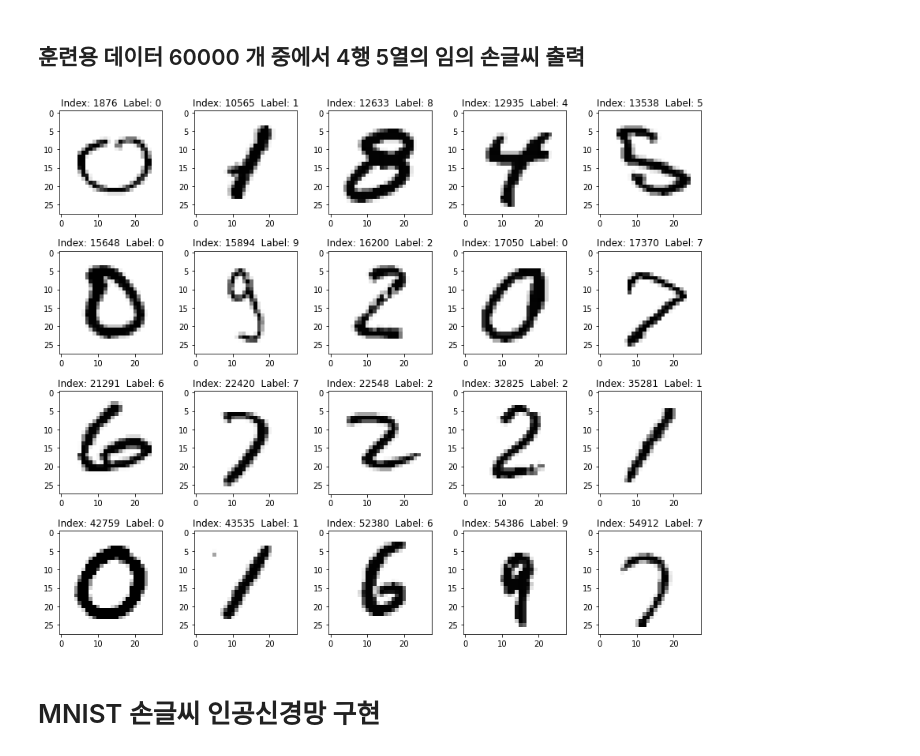
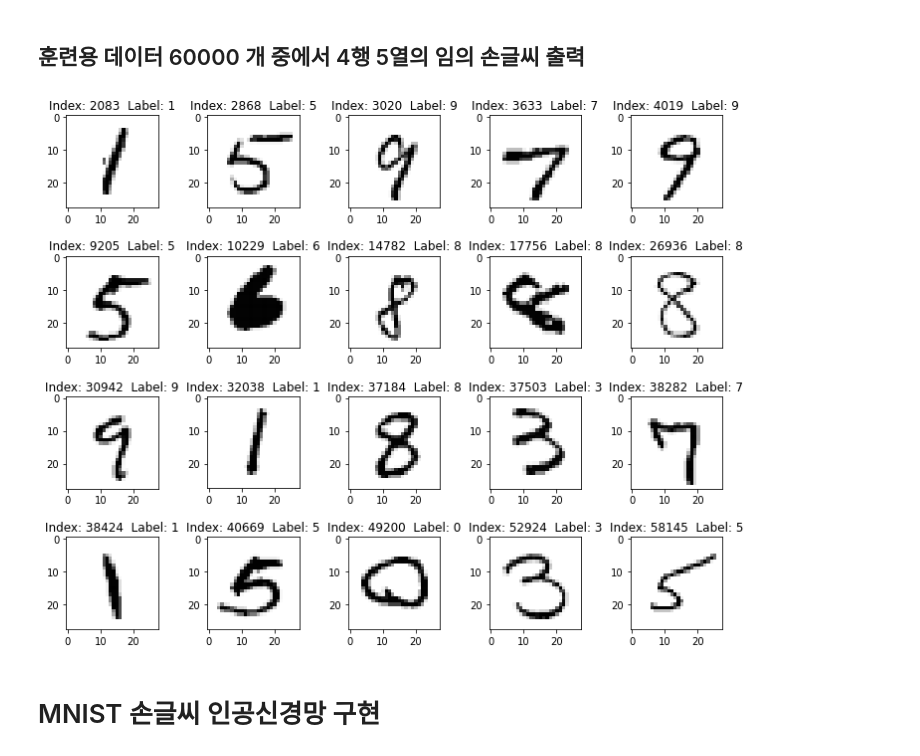
Before and after one commit to ai7dnn/2020-Winter-Py-DNN, a Jupyter notebook: tf code/04_mnist_basic.ipynb, the cells around one changed output. Cells and saved outputs as stored; diff of their text form; code cells hidden in the pictures.

```diff
--- a/tf code/04_mnist_basic.ipynb
+++ b/tf code/04_mnist_basic.ipynb
@@ -208,27 +205,28 @@ print(idx)
 # %%
 ###############################################
 #랜덤하게 20개의 훈련용 자료를 그려 보자.
 from random import sample
+import matplotlib.pyplot as plt
 
 nrows, ncols = 4, 5 #출력 가로 세로 수
 idx = sorted(sample(range(len(x_train)), nrows * ncols)) # 출력할 첨자 선정
 #print(idx)
 
 count = 0
-plt.figure(figsize=(12, 10))
+plt.figure(figsize=(10, 8))
 
 for n in idx:
     count += 1
     plt.subplot(nrows, ncols, count)
     tmp = "Index: " + str(n) + "  Label: " + str(y_train[n])
     plt.title(tmp)
     plt.imshow(x_train[n], cmap='Greys')
 
 plt.tight_layout()
 plt.show()
 ###############################################
 # %% [output]
-[figure, old version]
+[figure, new version]
 # %% [markdown]
 # MNIST 손글씨 인공신경망 구현
 # %%
```
Also changed, not shown: parts of 13 cells of this notebook.
